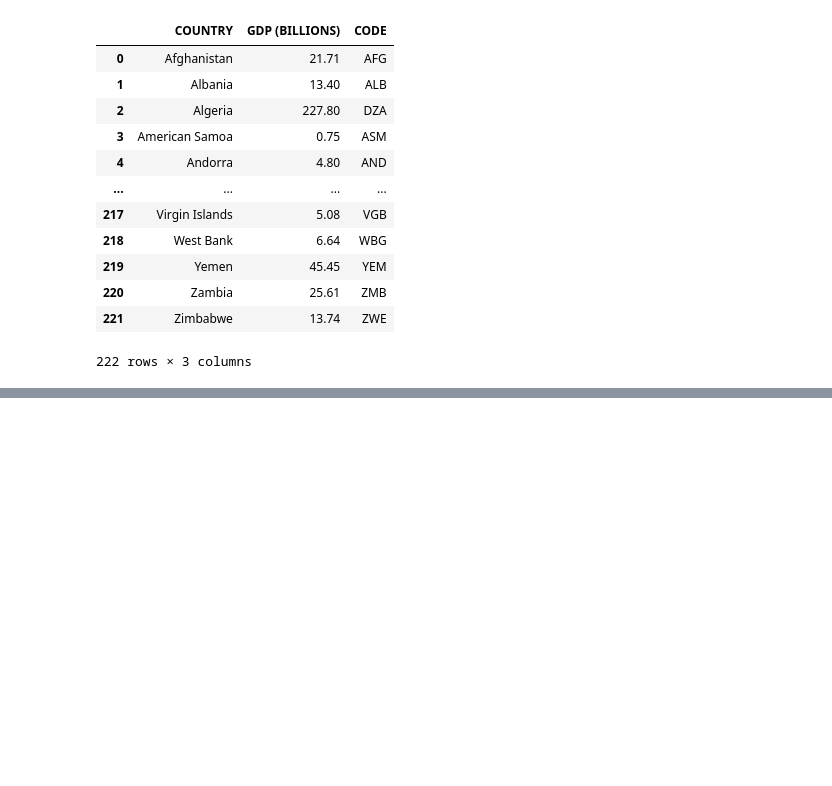
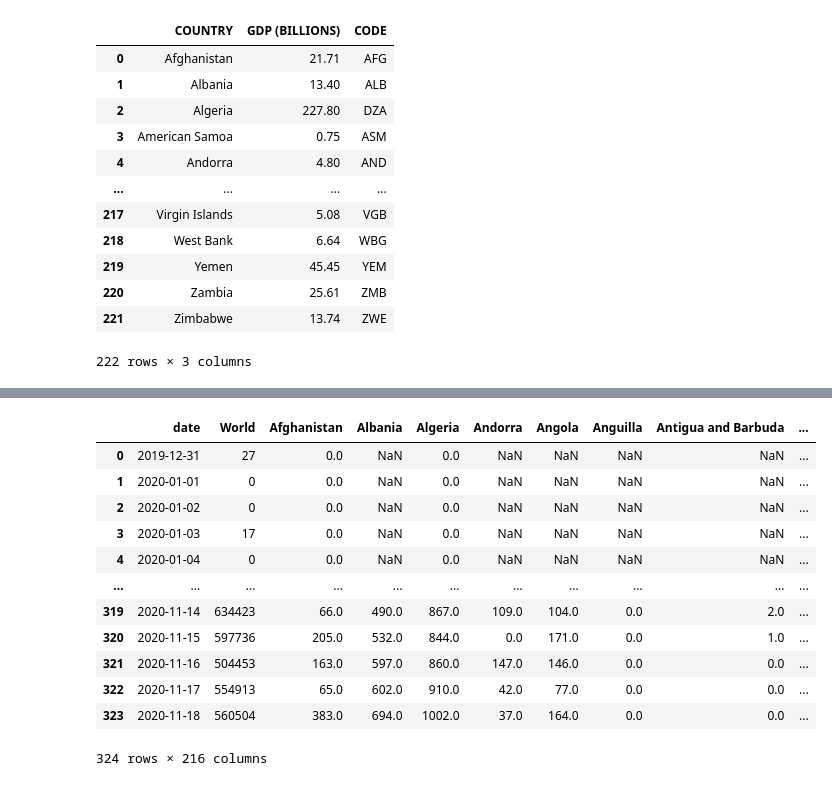
Before and after one commit to MJ22959/pythonbasics-with-mini-projects, a Jupyter notebook: Datasciencebasics3.ipynb, the cells around one changed output, grey strips where cells are left out. Drawn from its saved outputs; the diff is of its cells as text; code cells hidden in the pictures; blank space fills up the shorter version.

```diff
--- a/Datasciencebasics3.ipynb
+++ b/Datasciencebasics3.ipynb
@@ -97,0 +167,17 @@ po.iplot(x)
+# %%
+covid_newcases = pd.read_csv('new_cases.csv')
+covid_newcases
+# %% [output]
+|  | date | World | Afghanistan | Albania | Algeria | Andorra | Angola | Anguilla | Antigua and Barbuda | ... |
+| 0 | 2019-12-31 | 27 | 0.0 | NaN | 0.0 | NaN | NaN | NaN | NaN | ... |
+| 1 | 2020-01-01 | 0 | 0.0 | NaN | 0.0 | NaN | NaN | NaN | NaN | ... |
+| 2 | 2020-01-02 | 0 | 0.0 | NaN | 0.0 | NaN | NaN | NaN | NaN | ... |
+| 3 | 2020-01-03 | 17 | 0.0 | NaN | 0.0 | NaN | NaN | NaN | NaN | ... |
+| 4 | 2020-01-04 | 0 | 0.0 | NaN | 0.0 | NaN | NaN | NaN | NaN | ... |
+| ... | ... | ... | ... | ... | ... | ... | ... | ... | ... | ... |
+| 319 | 2020-11-14 | 634423 | 66.0 | 490.0 | 867.0 | 109.0 | 104.0 | 0.0 | 2.0 | ... |
+| 320 | 2020-11-15 | 597736 | 205.0 | 532.0 | 844.0 | 0.0 | 171.0 | 0.0 | 1.0 | ... |
+| 321 | 2020-11-16 | 504453 | 163.0 | 597.0 | 860.0 | 147.0 | 146.0 | 0.0 | 0.0 | ... |
+| 322 | 2020-11-17 | 554913 | 65.0 | 602.0 | 910.0 | 42.0 | 77.0 | 0.0 | 0.0 | ... |
+| 323 | 2020-11-18 | 560504 | 383.0 | 694.0 | 1002.0 | 37.0 | 164.0 | 0.0 | 0.0 | ... |
+324 rows × 216 columns
```
Also changed, not shown: parts of 6 cells of this notebook, 7 other files.
